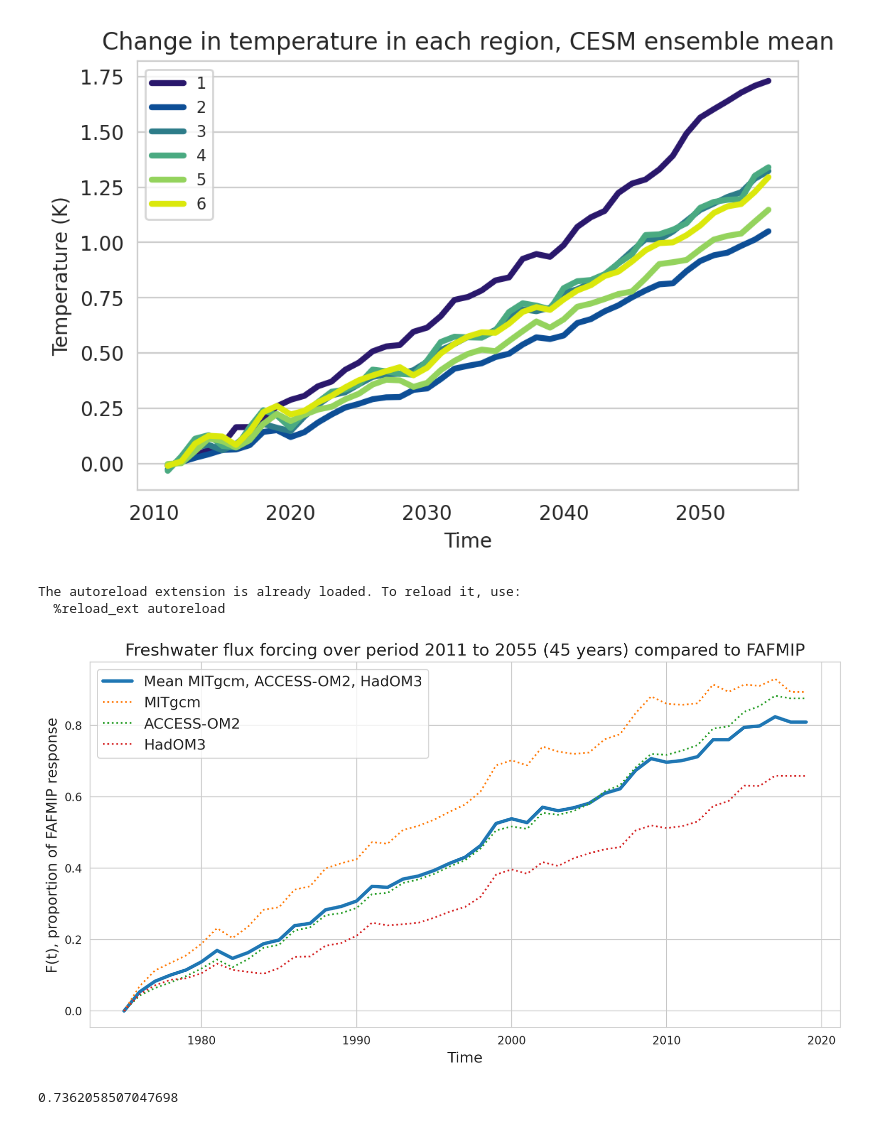
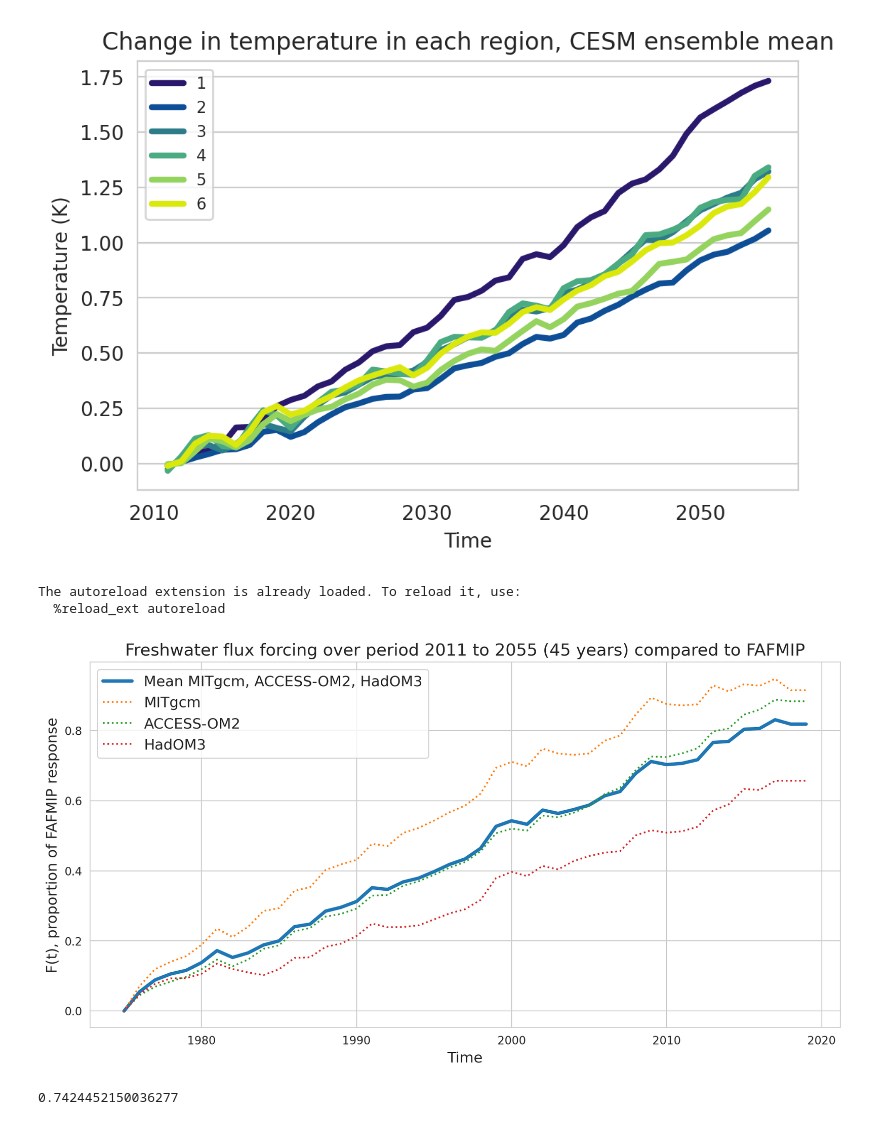
Before and after one commit to aurora-bf/freshwater_flux_linresp, a Jupyter notebook: model_tests/longer_time_series/linear_response_CESM_ensemblemean_longertimeseries.ipynb, the cells around one changed output. Cells and saved outputs as stored; diff of their text form; code cells hidden in the pictures.

```diff
--- a/model_tests/longer_time_series/linear_response_CESM_ensemblemean_longertimeseries.ipynb
+++ b/model_tests/longer_time_series/linear_response_CESM_ensemblemean_longertimeseries.ipynb
@@ -164,7 +164,7 @@ mpl.rcParams['figure.dpi'] = 300
 sns.set_style(style="whitegrid") #comment out if don't want seaborn background
 
 from clustering_tools import *
-mean_had_con,sigma_had_con,weights_had_con,gm=GMM_timedep((salt_avg_2006to2055[5*12:8*12,:,:].mean('time')).where(salt_avg_2006to2055[0,:,:].latitude<65),n,'CESM data, mean 2011 to 2014',precise=0,matching_paper=1) #take mean over first year
+mean_had_con,sigma_had_con,weights_had_con,gm=GMM_timedep((salt_avg_2006to2055[5*12:10*12,:,:].mean('time')).where(salt_avg_2006to2055[0,:,:].latitude<65),n,'CESM data, mean 2011 to 2016',precise=0,matching_paper=1) #take mean over first year
 # %% [output]
 The autoreload extension is already loaded. To reload it, use:
   %reload_ext autoreload
@@ -178,7 +178,7 @@ from clustering_tools import clusters
 %load_ext autoreload
 %autoreload 2
 #y,a2=clusters(gm,regrid_iap[0:3].mean('time'),'Location of each Gaussian, categorized by years 1975-1978 (mean), IAP',n)
-y,a2=clusters(gm,salt_avg_2006to2055[5*12:8*12,:,:].mean('time'),'Location of each Gaussian, categorized by years 1975-1978 (mean), CESM',n,matching_paper=1) #put on the last parameter if want colours to match the line plots of salinity
+y,a2=clusters(gm,salt_avg_2006to2055[5*12:10*12,:,:].mean('time'),'Location of each Gaussian, categorized by years 2011 to 2016 (mean), CESM',n,matching_paper=1) #put on the last parameter if want colours to match the line plots of salinity
 # %% [output]
 The autoreload extension is already loaded. To reload it, use:
   %reload_ext autoreload
@@ -192,7 +192,7 @@ def area_weighted_disjoint(area,i,salt_surface,thing_to_weight,x,a2):
 def area_disjoint(area,i,salt_surface,thing_to_weight,x,a2):
     return ((thing_to_weight*area).where(salt_surface>(x[a2[i]])).where(salt_surface<(x[a2[i+1]]))).sum()
 # %%
-s=(salt_avg_2006to2055[5*12:8*12,:,:].mean('time')).where(salt_avg_2006to2055.latitude<65)
+s=(salt_avg_2006to2055[5*12:10*12,:,:].mean('time')).where(salt_avg_2006to2055.latitude<65)
 
 x=np.linspace(31,38,10000)
 #we have a 50 year time series, we want to find the mean salt at each region defined by the first year at each of these years
@@ -248,14 +248,14 @@ Text(0.5, 1.0, 'Change in temperature in each region, CESM ensemble mean')
 # %%
 from linear_response_tools import linear_response_single
 %load_ext autoreload
 %autoreload 2
 
-change_water,change_heat=linear_response_single(change_cesm,change_temp_cesm,a2,salt_avg_2006to2055[5*12:50*12],n,weighted=1,area_cluster=area_cluster,title='Freshwater flux forcing over period 2011 to 2055 (45 years) compared to FAFMIP') #this is area weighted
+change_water,change_heat=linear_response_single(change_cesm,change_temp_cesm,a2,salt_avg_2006to2055[4*12:50*12],n,weighted=1,area_cluster=area_cluster,title='Freshwater flux forcing over period 2011 to 2055 (45 years) compared to FAFMIP') #this is area weighted
 # %% [output]
 The autoreload extension is already loaded. To reload it, use:
   %reload_ext autoreload
-[figure, old version]
+[figure, new version]
 # %%
 change_water
 # %% [output]
-0.7362058507047698
+0.7424452150036277
```
Also changed, not shown: parts of 3 cells of this notebook, 14 other files.
